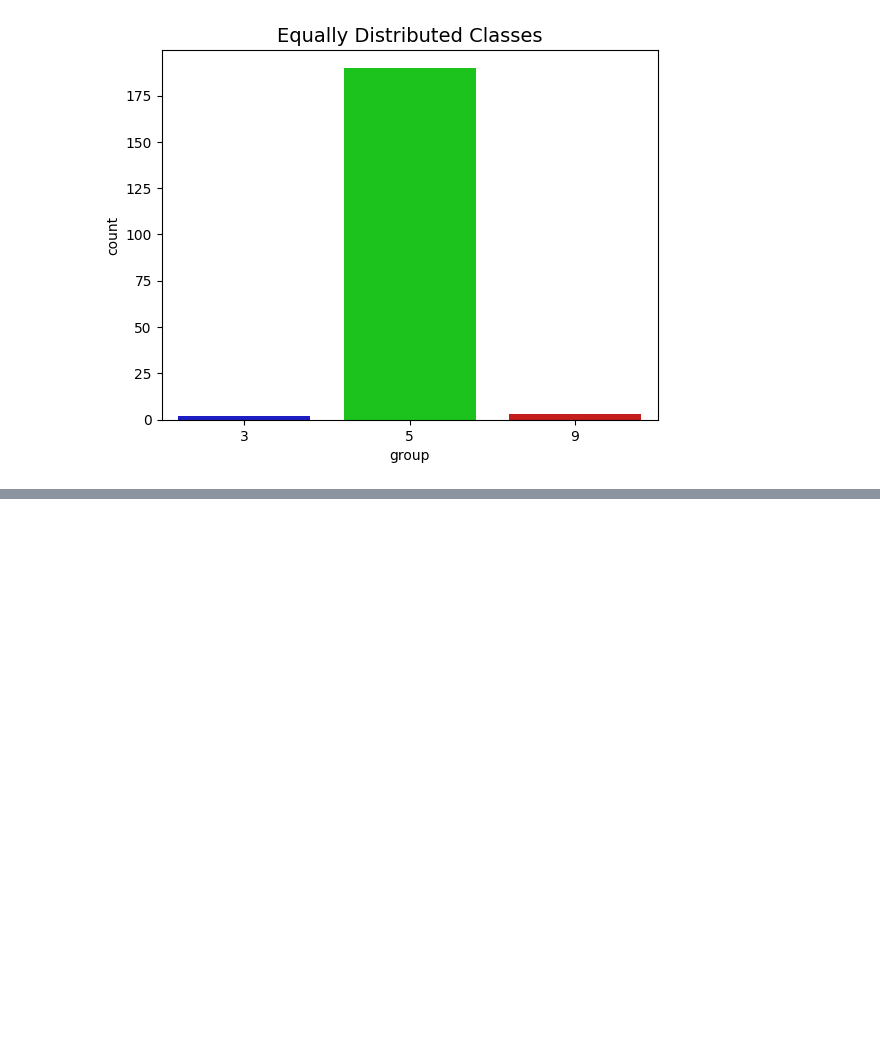
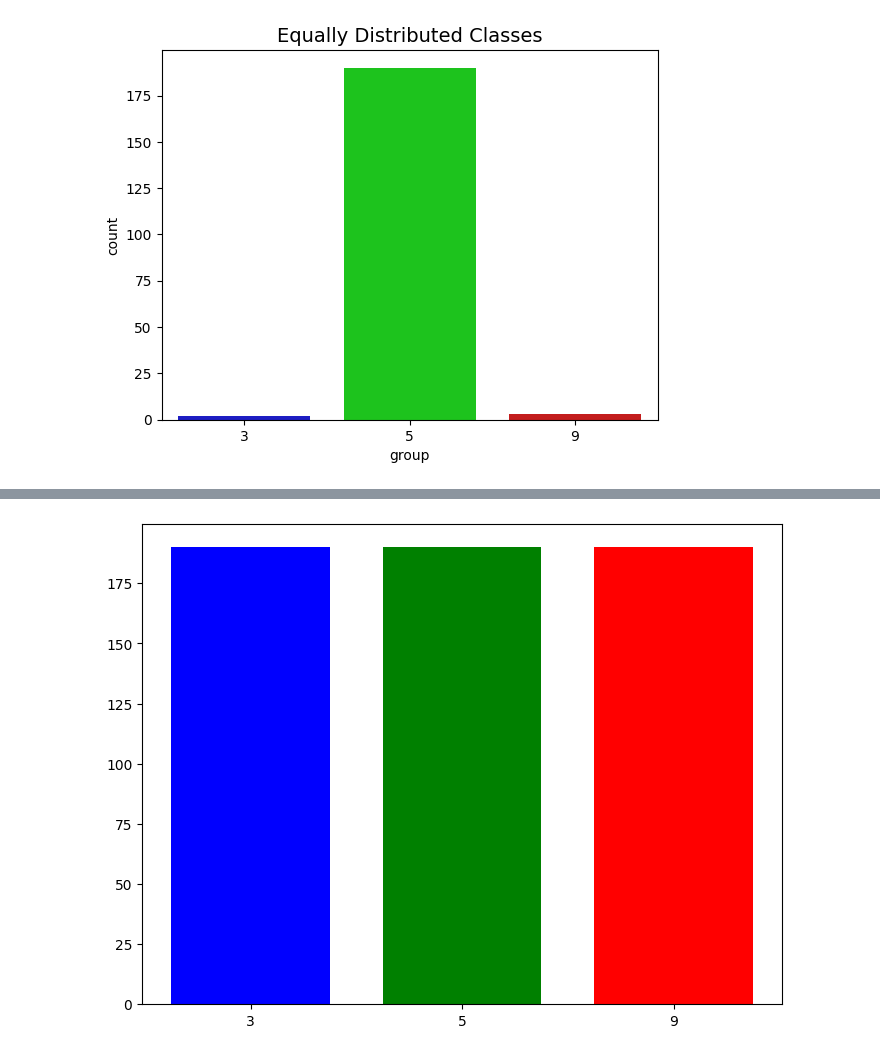
Before and after one commit to jumbokh/ML-Class, a Jupyter notebook: notebooks/overSampling_creditCard.ipynb, the cells around one changed output, grey strips where cells are left out. Saved outputs shown, nothing was run; the diff lists cells and outputs as text; code cells hidden in the pictures; blank space fills up the shorter version.

```diff
--- a/notebooks/overSampling_creditCard.ipynb
+++ b/notebooks/overSampling_creditCard.ipynb
@@ -272,0 +308,13 @@ Name: group, dtype: float64
+# %%
+import matplotlib.pyplot as plt
+fig = plt.figure()
+ax = fig.add_axes([0,0,1,1])
+langs = ['3', '5', '9']
+students = [190,190,190]
+#ax.bar(langs,students)
+ax.bar(langs[0],students[0], color = 'b', width = 0.75)
+ax.bar(langs[1],students[1], color = 'g', width = 0.75)
+ax.bar(langs[2],students[2], color = 'r', width = 0.75)
+plt.show()
+# %% [output]
+[figure, added]
```
Also changed, not shown: parts of 4 cells of this notebook.
